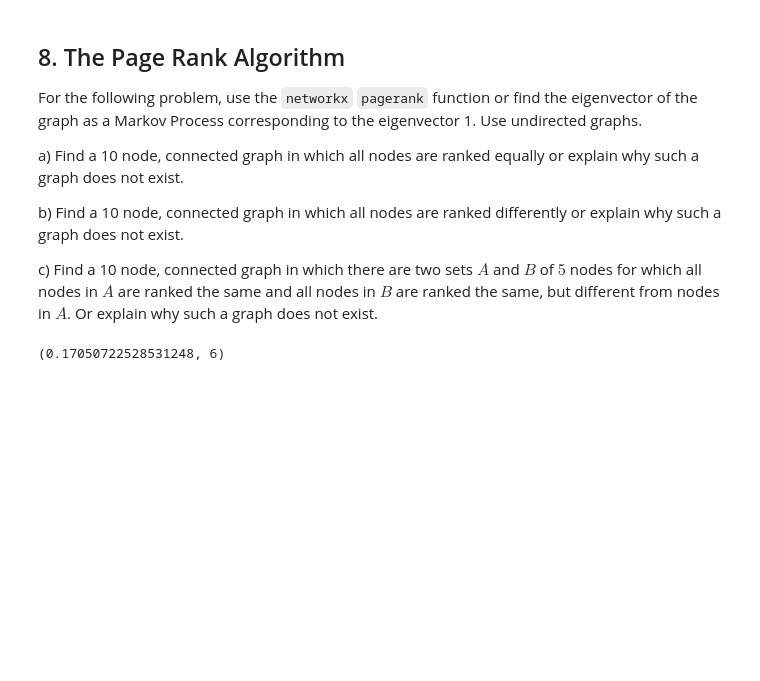
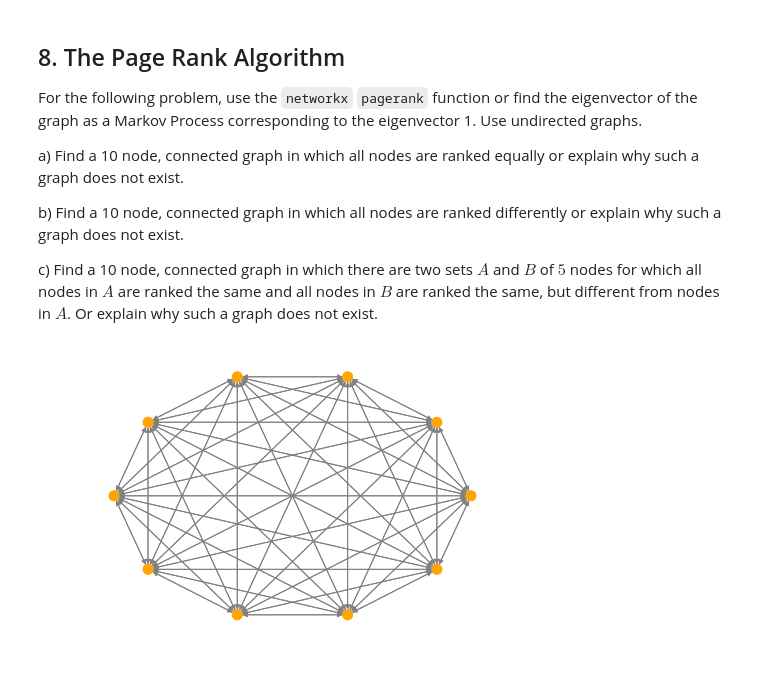
Before and after one commit to kegedy/EE502P, a Jupyter notebook: hw/kevin/HW08.ipynb, the cells around one changed output. Drawn from its saved outputs; the diff is of its cells as text; code cells hidden in the pictures; blank space fills up the shorter version.

```diff
--- a/hw/kevin/HW08.ipynb
+++ b/hw/kevin/HW08.ipynb
@@ -654,17 +660,27 @@ a) Find a 10 node, connected graph in which all nodes are ranked equally or expl
 b) Find a 10 node, connected graph in which all nodes are ranked differently or explain why such a graph does not exist.
 
 c) Find a 10 node, connected graph in which there are two sets $A$ and $B$ of $5$ nodes for which all nodes in $A$ are ranked the same and all nodes in $B$ are ranked the same, but different from nodes in $A$. Or explain why such a graph does not exist.
-# %%
-# Now we compute the page rank vector
-n = 10
-p = 0.02
-G = nx.fast_gnp_random_graph(n,p,directed=True)
-PR = nx.pagerank(G).values()
-
-
-# Find the ranking of all nodes, and the max ranged node
-vals = np.array(list(nx.pagerank(G).values()))
-m = np.argmax(vals)
-max(vals),m
-# %% [output]
-(0.17050722528531248, 6)
+# %%
+# Part A
+# Find a 10 node, connected graph in which all nodes are ranked equally
+
+n = 10
+p = 0.9
+G = None
+vals = None
+while(1):
+    G = nx.fast_gnp_random_graph(n,p,directed=True)
+    weights = {i:1/n for i in range(n)}
+    vals = np.array(list(nx.pagerank(G,personalization=weights).values()))
+    if np.all((vals > vals[0]-0.000001) & (vals < vals[0]+0.000001)): break
+
+# Draw the network
+nx.draw(G,
+        with_labels=False,
+        node_color=['orange'],
+        edge_color='gray',
+        node_size=(100*vals)**2,
+        node_shape='o',
+        pos=nx.kamada_kawai_layout(G))
+# %% [output]
+[figure, added]
```
Also changed, not shown: parts of 10 cells of this notebook.
